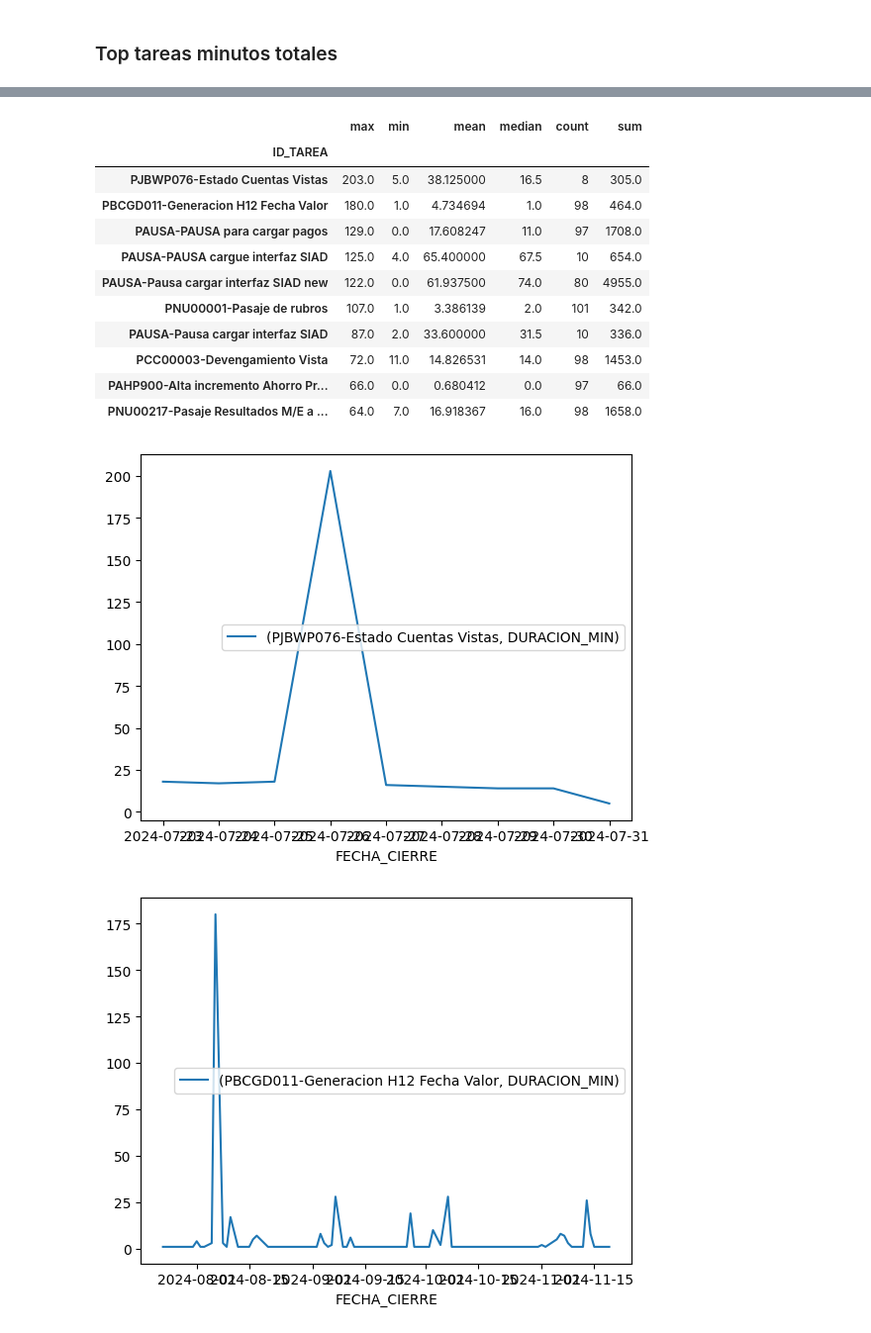
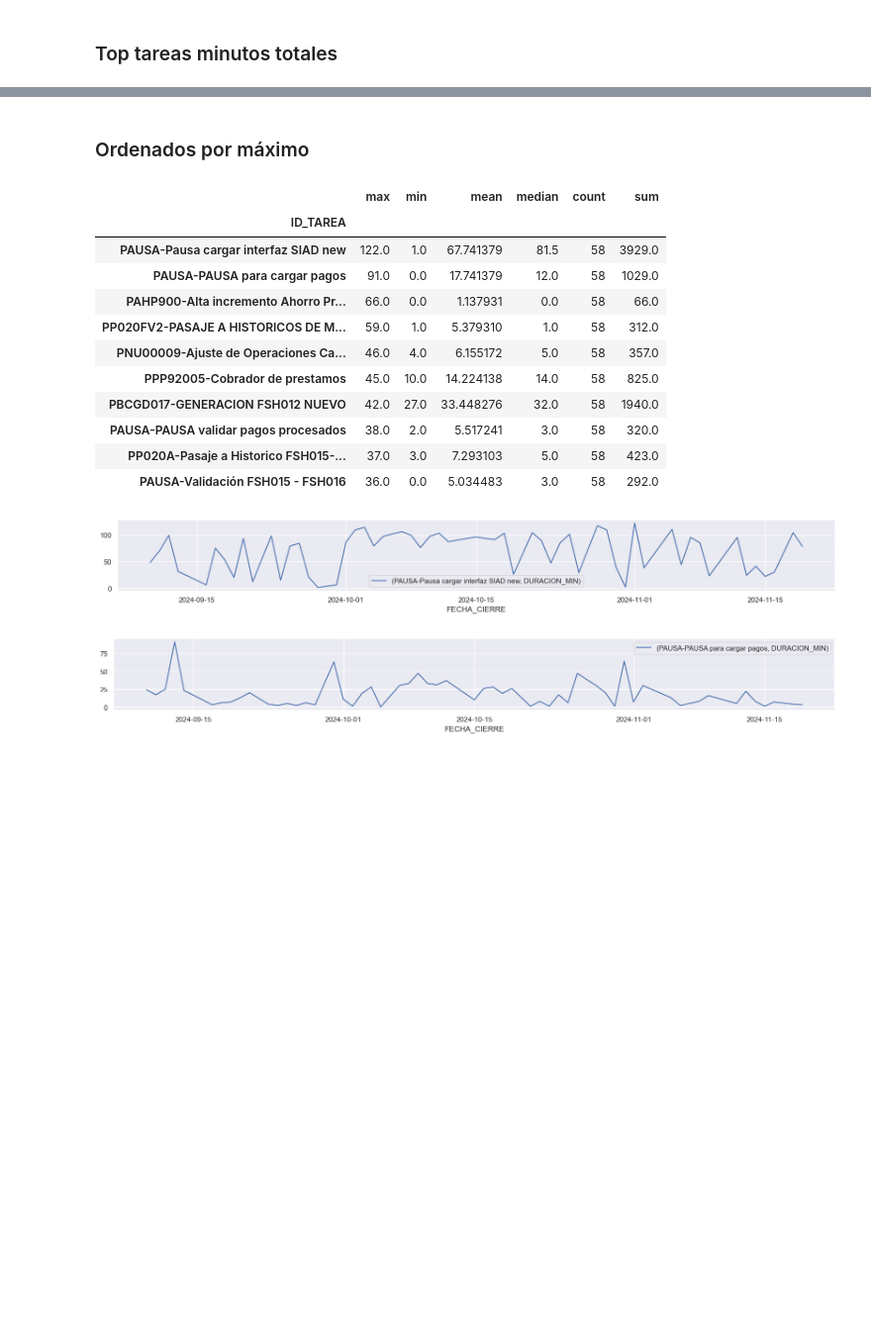
Before and after one commit to juanmedina-seti/bancow_genai, a Jupyter notebook: src/QACierreCaliMemV2/analisis.ipynb, the cells around one changed output, grey strips where cells are left out. Shown at 99% size. Drawn from its saved outputs; the diff is of its cells as text; code cells hidden in the pictures; blank space fills up the shorter version.

```diff
--- a/src/QACierreCaliMemV2/analisis.ipynb
+++ b/src/QACierreCaliMemV2/analisis.ipynb
@@ -148,7 +206,8 @@ array([[<Axes: title={'center': 'sum'}>]], dtype=object)
 # %% [markdown]
 ### Top tareas minutos totales
 # %%
-df_tareas_agg=df.groupby(["ID_TAREA"], as_index=True,)["DURACION_MIN"].agg(["max","min","mean","median","count","sum"]	).sort_values("sum",ascending=False)
+df_tareas_agg=df.query("FECHA_CIERRE >= '2024-09-10'").groupby(["ID_TAREA"], as_index=True,)["DURACION_MIN"].agg(["max","min","mean","median","count","sum"]	).sort_values("sum",ascending=False)
+df_parcial = df.query("FECHA_CIERRE >= '2024-09-10'")
 # %%
 df_agg_top=df_tareas_agg.sort_values("sum",ascending=False).head(10)
 df_agg_top
@@ -168,6 +227,12 @@ df_agg_top
 # %%
 lst_top=df_agg_top.index.to_list()
-plt.figure(figsize=(30,3))
+sns.set_theme(rc={'figure.figsize':(20,2)})
+#sns.relplot(
+#    data=df_parcial[df_parcial["ID_TAREA"].isin(lst_top)], kind="line",
+#    y="DURACION_MIN", x="FECHA_CIERRE",
+#    col="ID_TAREA", col_wrap=2,
+#    height=3, aspect=.9, linewidth=2.5,
+#)
 for tarea in lst_top:
-    df[df["ID_TAREA"]==tarea][["ID_TAREA","DURACION_MIN"]].plot.hist(bins=20,by="ID_TAREA")
+    df[df["ID_TAREA"]==tarea][["ID_TAREA","DURACION_MIN"]].plot.hist(bins=10,by="ID_TAREA")
 # %% [output]
@@ -184,0 +249,4 @@ for tarea in lst_top:
+# %%
+
+for tarea in df_tareas_agg.sort_values("max",ascending=False).head(10).index:
+     df_parcial[df_parcial["ID_TAREA"]==tarea].groupby("FECHA_CIERRE")[["ID_TAREA","DURACION_MIN"]].max().plot(by="ID_TAREA")
@@ -185,22 +264,24 @@ for tarea in lst_top:
+# %% [markdown]
+### Ordenados por máximo
 # %%
 df_tareas_agg.sort_values("max",ascending=False).head(10)
 # %% [output]
 |  | max | min | mean | median | count | sum |
 | ID_TAREA |  |  |  |  |  |  |
-| PJBWP076-Estado Cuentas Vistas | 203.0 | 5.0 | 38.125000 | 16.5 | 8 | 305.0 |
-| PBCGD011-Generacion H12 Fecha Valor | 180.0 | 1.0 | 4.734694 | 1.0 | 98 | 464.0 |
-| PAUSA-PAUSA para cargar pagos | 129.0 | 0.0 | 17.608247 | 11.0 | 97 | 1708.0 |
-| PAUSA-PAUSA cargue interfaz SIAD | 125.0 | 4.0 | 65.400000 | 67.5 | 10 | 654.0 |
-| PAUSA-Pausa cargar interfaz SIAD new | 122.0 | 0.0 | 61.937500 | 74.0 | 80 | 4955.0 |
-| PNU00001-Pasaje de rubros | 107.0 | 1.0 | 3.386139 | 2.0 | 101 | 342.0 |
-| PAUSA-Pausa cargar interfaz SIAD | 87.0 | 2.0 | 33.600000 | 31.5 | 10 | 336.0 |
-| PCC00003-Devengamiento Vista | 72.0 | 11.0 | 14.826531 | 14.0 | 98 | 1453.0 |
-| PAHP900-Alta incremento Ahorro Pr... | 66.0 | 0.0 | 0.680412 | 0.0 | 97 | 66.0 |
-| PNU00217-Pasaje Resultados M/E a ... | 64.0 | 7.0 | 16.918367 | 16.0 | 98 | 1658.0 |
+| PAUSA-Pausa cargar interfaz SIAD new | 122.0 | 1.0 | 67.741379 | 81.5 | 58 | 3929.0 |
+| PAUSA-PAUSA para cargar pagos | 91.0 | 0.0 | 17.741379 | 12.0 | 58 | 1029.0 |
+| PAHP900-Alta incremento Ahorro Pr... | 66.0 | 0.0 | 1.137931 | 0.0 | 58 | 66.0 |
+| PP020FV2-PASAJE A HISTORICOS DE M... | 59.0 | 1.0 | 5.379310 | 1.0 | 58 | 312.0 |
+| PNU00009-Ajuste de Operaciones Ca... | 46.0 | 4.0 | 6.155172 | 5.0 | 58 | 357.0 |
+| PPP92005-Cobrador de prestamos | 45.0 | 10.0 | 14.224138 | 14.0 | 58 | 825.0 |
+| PBCGD017-GENERACION FSH012 NUEVO | 42.0 | 27.0 | 33.448276 | 32.0 | 58 | 1940.0 |
+| PAUSA-PAUSA validar pagos procesados | 38.0 | 2.0 | 5.517241 | 3.0 | 58 | 320.0 |
+| PP020A-Pasaje a Historico FSH015-... | 37.0 | 3.0 | 7.293103 | 5.0 | 58 | 423.0 |
+| PAUSA-Validación FSH015 - FSH016 | 36.0 | 0.0 | 5.034483 | 3.0 | 58 | 292.0 |
 # %%
 
 for tarea in df_tareas_agg.sort_values("max",ascending=False).head(10).index:
-     df[df["ID_TAREA"]==tarea].groupby("FECHA_CIERRE")[["ID_TAREA","DURACION_MIN"]].max().plot(by="ID_TAREA")
+     df_parcial[df_parcial["ID_TAREA"]==tarea].groupby("FECHA_CIERRE")[["ID_TAREA","DURACION_MIN"]].max().plot(by="ID_TAREA")
 # %% [output]
-[figure, old version]
+[figure, new version]
-[figure, old version]
+[figure, new version]
```
Also changed, not shown: parts of 18 cells of this notebook, 2 other files.
